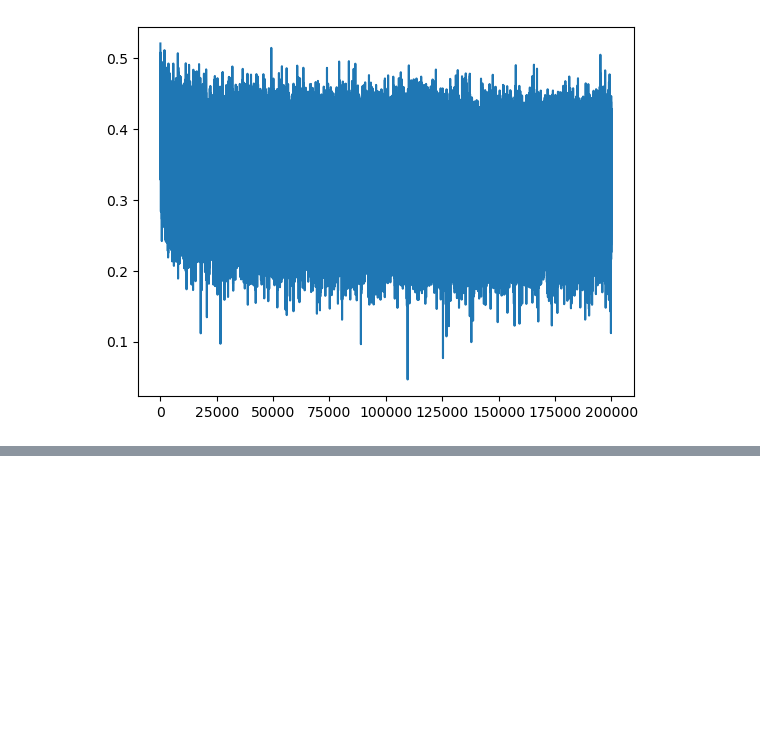
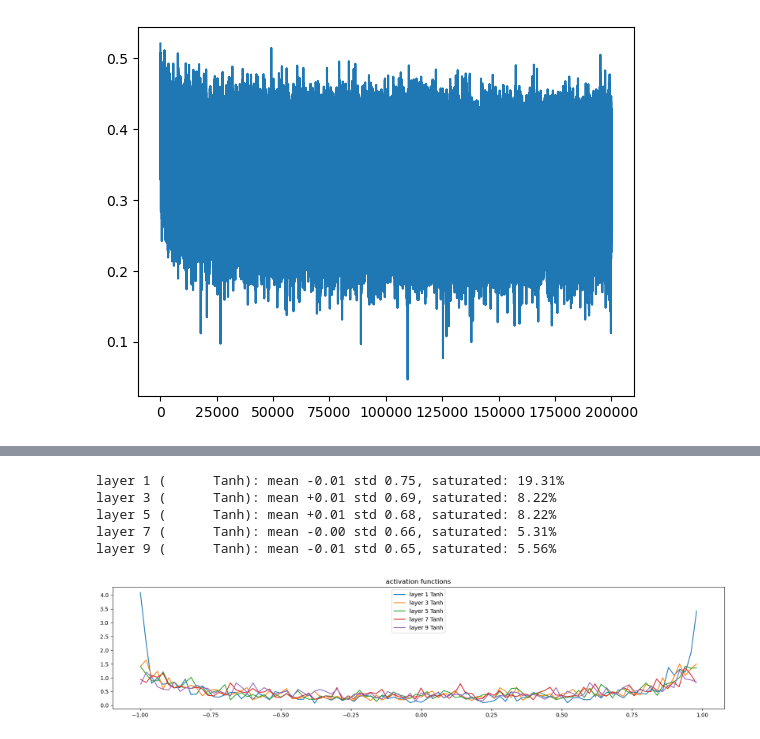
Before and after one commit to urxpietrek/deep_learning_scratch, a Jupyter notebook: andrej_karpathy_nn_zero2hero/makemore2.ipynb, the cells around one changed output, grey strips where cells are left out. Cells and saved outputs as stored; diff of their text form; code cells hidden in the pictures; blank space fills up the shorter version.

```diff
--- a/andrej_karpathy_nn_zero2hero/makemore2.ipynb
+++ b/andrej_karpathy_nn_zero2hero/makemore2.ipynb
@@ -100,7 +100,7 @@ C = torch.randn(vocab_size, n_embd)
 # use gain for std (tanh), want to decrease the range between values
 W1 = torch.randn((n_embd * block_size, n_hidden), generator=g) * (5/3)/((n_embd * block_size)**0.5)
 #give some entropy
-b1 = torch.randn((n_hidden, ), generator=g) * 0.01
+#b1 = torch.randn((n_hidden, ), generator=g) * 0.01
 #to squeeze weights after tanh (-1, 1)
 W2 = torch.randn((n_hidden,     vocab_size), generator=g) * 0.01
 #initialize to zero
@@ -109,7 +109,7 @@ b2 = torch.randn((vocab_size, ), generator=g) * 0
 bngain = torch.ones((1, n_hidden))
 bnbias = torch.zeros((1, n_hidden))
 
-parameters = [C, W1, b1, W2, b2, bngain, bnbias]
+parameters = [C, W1, W2, b2, bngain, bnbias]
 print(sum(p.nelement() for p in parameters))
 for p in parameters:
     p.requires_grad = True
@@ -204,7 +204,7 @@ plt.show()
 # %% [output]
 [figure]
 # %%
-g = torch.Generator().manual_seed(2147483647 + 10)
+g = torch.Generator().manual_seed(2147483647)
 
 for _ in range(20):
     out = []
@@ -246,0 +325,24 @@ rogaunbfsauizavdod.
+# %%
+n_embd = 10
+n_hidden = 100
+g = torch.Generator().manual_seed(2147483647)
+
+C = torch.randn((vocab_size, n_embd), generator=g)
+layers = [
+    Linear(n_embd*block_size, n_hidden), Tanh(),
+    Linear(n_hidden, n_hidden), Tanh(),
+    Linear(n_hidden, n_hidden), Tanh(),
+    Linear(n_hidden, n_hidden), Tanh(),
+    Linear(n_hidden, n_hidden), Tanh(),
+    Linear(n_hidden, vocab_size),
+]
+with torch.no_grad():
+    layers[-1].W *= 0.1
+    for layer in layers[:-1]:
+        if isinstance(layer, Linear):
+            layer.W *= 5/3
+
+parameters = [C] + [p for layer in layers for p in layer.parameters()]
+print(sum(p.nelement() for p in parameters))
+for p in parameters:
+    p.requires_grad = True
@@ -246,0 +385,22 @@ rogaunbfsauizavdod.
+# %%
+plt.figure(figsize=(20,4))
+legends = []
+for i, layer in enumerate(layers[:-1]):
+    if isinstance(layer, Tanh):
+        t = layer.out
+        print('layer %d (%10s): mean %+.2f std %.2f, saturated: %.2f%%' % (i, layer.__class__.__name__, t.mean(), t.std(), (t.abs() > 0.97).float().mean()*100))
+        hy, hx = torch.histogram(t, density=True)
+        plt.plot(hx[:-1].detach(), hy.detach())
+        legends.append(f'layer {i} {layer.__class__.__name__}')
+
+#plt.ylim([0, 4.0])
+plt.legend(legends)
+plt.title('activation functions')
+plt.show()
+# %% [output]
+layer 1 (      Tanh): mean -0.01 std 0.75, saturated: 19.31%
+layer 3 (      Tanh): mean +0.01 std 0.69, saturated: 8.22%
+layer 5 (      Tanh): mean +0.01 std 0.68, saturated: 8.22%
+layer 7 (      Tanh): mean -0.00 std 0.66, saturated: 5.31%
+layer 9 (      Tanh): mean -0.01 std 0.65, saturated: 5.56%
+[figure, added]
```
Also changed, not shown: parts of 6 cells of this notebook.
